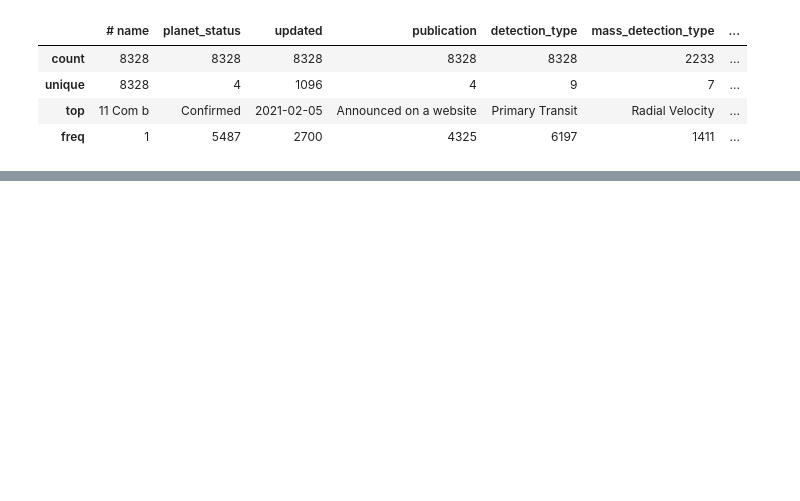
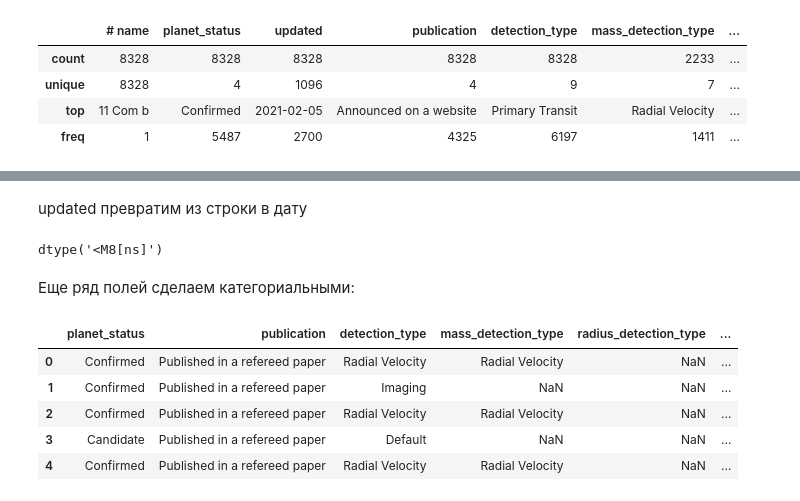
Before and after one commit to gbrs/exoplanets_eda, a Jupyter notebook: exoplnets_eda.ipynb, the cells around one changed output, grey strips where cells are left out. Saved outputs shown, nothing was run; the diff lists cells and outputs as text; code cells hidden in the pictures; blank space fills up the shorter version.

Commit message:
change some fields dtypes

```diff
--- a/exoplnets_eda.ipynb
+++ b/exoplnets_eda.ipynb
@@ -147,0 +165,22 @@ df.describe(include='object')
+# %% [markdown]
+updated превратим из строки в дату
+# %%
+df.updated = pd.to_datetime(df.updated)
+# %%
+df.updated.dtypes
+# %% [output]
+dtype('<M8[ns]')
+# %% [markdown]
+Еще ряд полей сделаем категориальными:
+# %%
+for col in ('planet_status publication detection_type mass_detection_type radius_detection_type star_detected_disc star_magnetic_field'.split()):
+    df[col] = df[col].astype('category')
+# %%
+df.select_dtypes('category').head()
+# %% [output]
+|  | planet_status | publication | detection_type | mass_detection_type | radius_detection_type | ... |
+| 0 | Confirmed | Published in a refereed paper | Radial Velocity | Radial Velocity | NaN | ... |
+| 1 | Confirmed | Published in a refereed paper | Imaging | NaN | NaN | ... |
+| 2 | Confirmed | Published in a refereed paper | Radial Velocity | Radial Velocity | NaN | ... |
+| 3 | Candidate | Published in a refereed paper | Default | NaN | NaN | ... |
+| 4 | Confirmed | Published in a refereed paper | Radial Velocity | Radial Velocity | NaN | ... |
```
Also changed, not shown: parts of 13 cells of this notebook.
